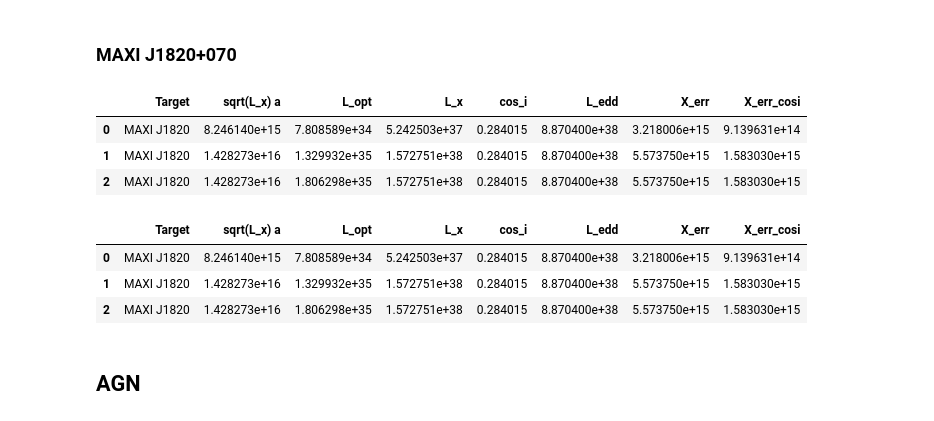
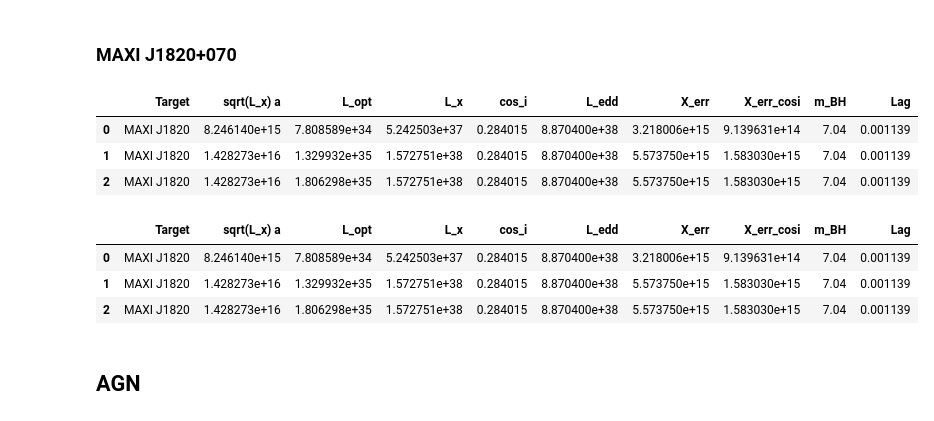
Before and after one commit to changhyun-cho/astrophysics, a Jupyter notebook: agn-xrb/correlations.ipynb, the cells around one changed output. Saved outputs shown, nothing was run; the diff lists cells and outputs as text; code cells hidden in the pictures.

```diff
--- a/agn-xrb/correlations.ipynb
+++ b/agn-xrb/correlations.ipynb
@@ -336,48 +339,48 @@ j1820 = pd.DataFrame({
 j1820["Lag"] = 4.1 / 3600
 
 # -------------------------
 # CONVERT LUMINOSITIES
 # -------------------------
 j1820["L_x"] = 10 ** j1820["log_L_x"]
 j1820["L_opt"] = 10 ** j1820["log_L_opt"]
 
 # -------------------------
 # COMPUTE sqrt(Lx) × lag
 # -------------------------
 j1820["sqrt(L_x) a"] = np.sqrt(j1820["L_x"]) * j1820["Lag"]
 
 # -------------------------
 # ADD GEOMETRY & BH INFO
 # -------------------------
 j1820["cos_i"] = np.cos(np.radians(73.5))
 j1820["m_BH"] = 7.04
 j1820["L_edd"] = L_edd(j1820["m_BH"])
 
 
 j1820["Lag_err"] = 1.6 / 3600.0
 j1820["X_err"] = np.sqrt(j1820["L_x"]) * j1820["Lag_err"]
 j1820["X_err_cosi"] = np.sqrt(j1820["L_x"]) * j1820["Lag_err"] * j1820["cos_i"]
 
 # -------------------------
 # SHOW RESULT
 # -------------------------
-j1820 = j1820[["Target", "sqrt(L_x) a", "L_opt", "L_x", "cos_i", "L_edd", "X_err", "X_err_cosi"]]
+j1820 = j1820[["Target", "sqrt(L_x) a", "L_opt", "L_x", "cos_i", "L_edd", "X_err", "X_err_cosi", "m_BH", "Lag"]]
 j1820
 # %% [output]
-|  | Target | sqrt(L_x) a | L_opt | L_x | cos_i | L_edd | X_err | X_err_cosi |
-| 0 | MAXI J1820 | 8.246140e+15 | 7.808589e+34 | 5.242503e+37 | 0.284015 | 8.870400e+38 | 3.218006e+15 | 9.139631e+14 |
-| 1 | MAXI J1820 | 1.428273e+16 | 1.329932e+35 | 1.572751e+38 | 0.284015 | 8.870400e+38 | 5.573750e+15 | 1.583030e+15 |
-| 2 | MAXI J1820 | 1.428273e+16 | 1.806298e+35 | 1.572751e+38 | 0.284015 | 8.870400e+38 | 5.573750e+15 | 1.583030e+15 |
+|  | Target | sqrt(L_x) a | L_opt | L_x | cos_i | L_edd | X_err | X_err_cosi | m_BH | Lag |
+| 0 | MAXI J1820 | 8.246140e+15 | 7.808589e+34 | 5.242503e+37 | 0.284015 | 8.870400e+38 | 3.218006e+15 | 9.139631e+14 | 7.04 | 0.001139 |
+| 1 | MAXI J1820 | 1.428273e+16 | 1.329932e+35 | 1.572751e+38 | 0.284015 | 8.870400e+38 | 5.573750e+15 | 1.583030e+15 | 7.04 | 0.001139 |
+| 2 | MAXI J1820 | 1.428273e+16 | 1.806298e+35 | 1.572751e+38 | 0.284015 | 8.870400e+38 | 5.573750e+15 | 1.583030e+15 | 7.04 | 0.001139 |
 # %%
 # merge
 df = pd.merge(df, j1820, how="outer")
 # %%
 j1820
 # %% [output]
-|  | Target | sqrt(L_x) a | L_opt | L_x | cos_i | L_edd | X_err | X_err_cosi |
-| 0 | MAXI J1820 | 8.246140e+15 | 7.808589e+34 | 5.242503e+37 | 0.284015 | 8.870400e+38 | 3.218006e+15 | 9.139631e+14 |
-| 1 | MAXI J1820 | 1.428273e+16 | 1.329932e+35 | 1.572751e+38 | 0.284015 | 8.870400e+38 | 5.573750e+15 | 1.583030e+15 |
-| 2 | MAXI J1820 | 1.428273e+16 | 1.806298e+35 | 1.572751e+38 | 0.284015 | 8.870400e+38 | 5.573750e+15 | 1.583030e+15 |
+|  | Target | sqrt(L_x) a | L_opt | L_x | cos_i | L_edd | X_err | X_err_cosi | m_BH | Lag |
+| 0 | MAXI J1820 | 8.246140e+15 | 7.808589e+34 | 5.242503e+37 | 0.284015 | 8.870400e+38 | 3.218006e+15 | 9.139631e+14 | 7.04 | 0.001139 |
+| 1 | MAXI J1820 | 1.428273e+16 | 1.329932e+35 | 1.572751e+38 | 0.284015 | 8.870400e+38 | 5.573750e+15 | 1.583030e+15 | 7.04 | 0.001139 |
+| 2 | MAXI J1820 | 1.428273e+16 | 1.806298e+35 | 1.572751e+38 | 0.284015 | 8.870400e+38 | 5.573750e+15 | 1.583030e+15 | 7.04 | 0.001139 |
 # %% [markdown]
 ## AGN
 # %% [markdown]
```
Also changed, not shown: parts of 51 cells of this notebook, 8 other files.
